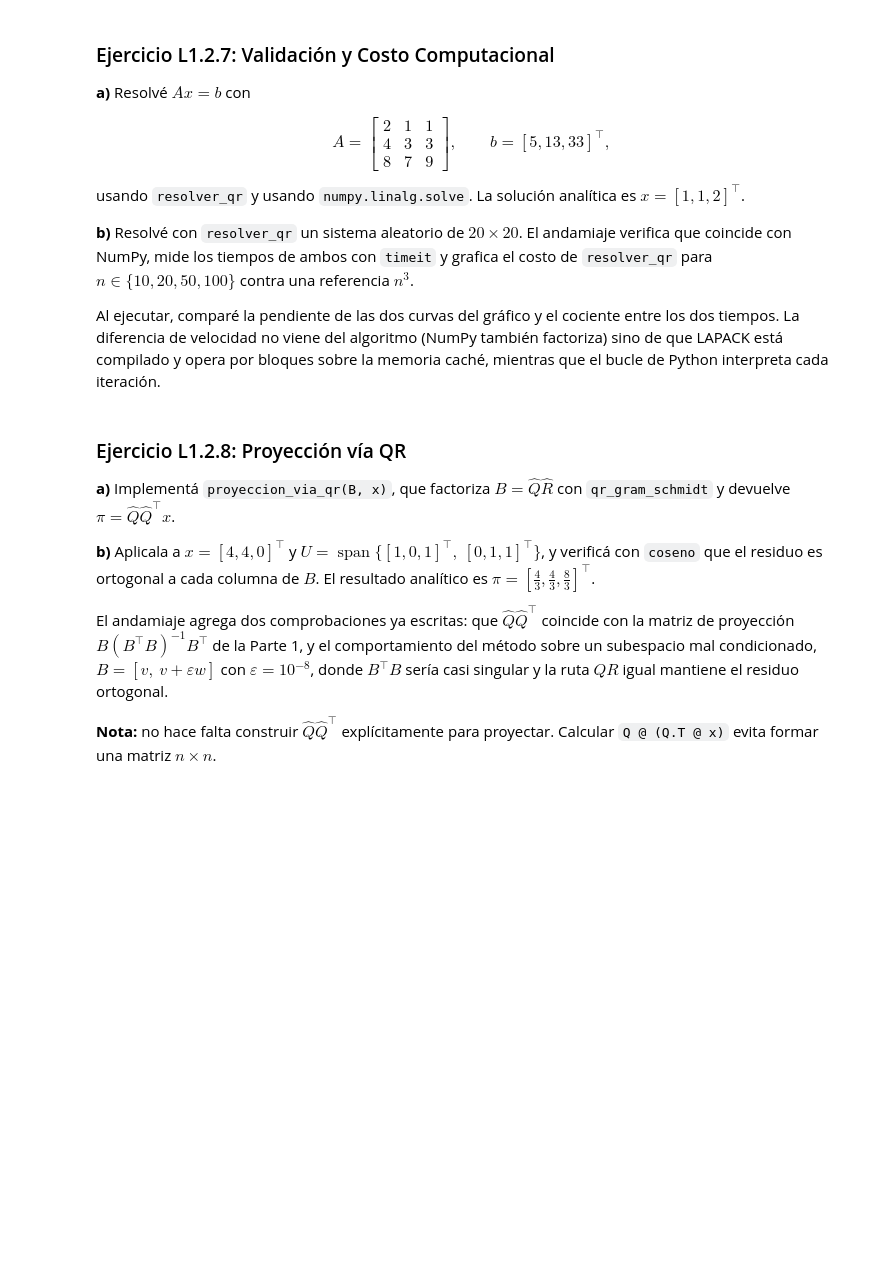
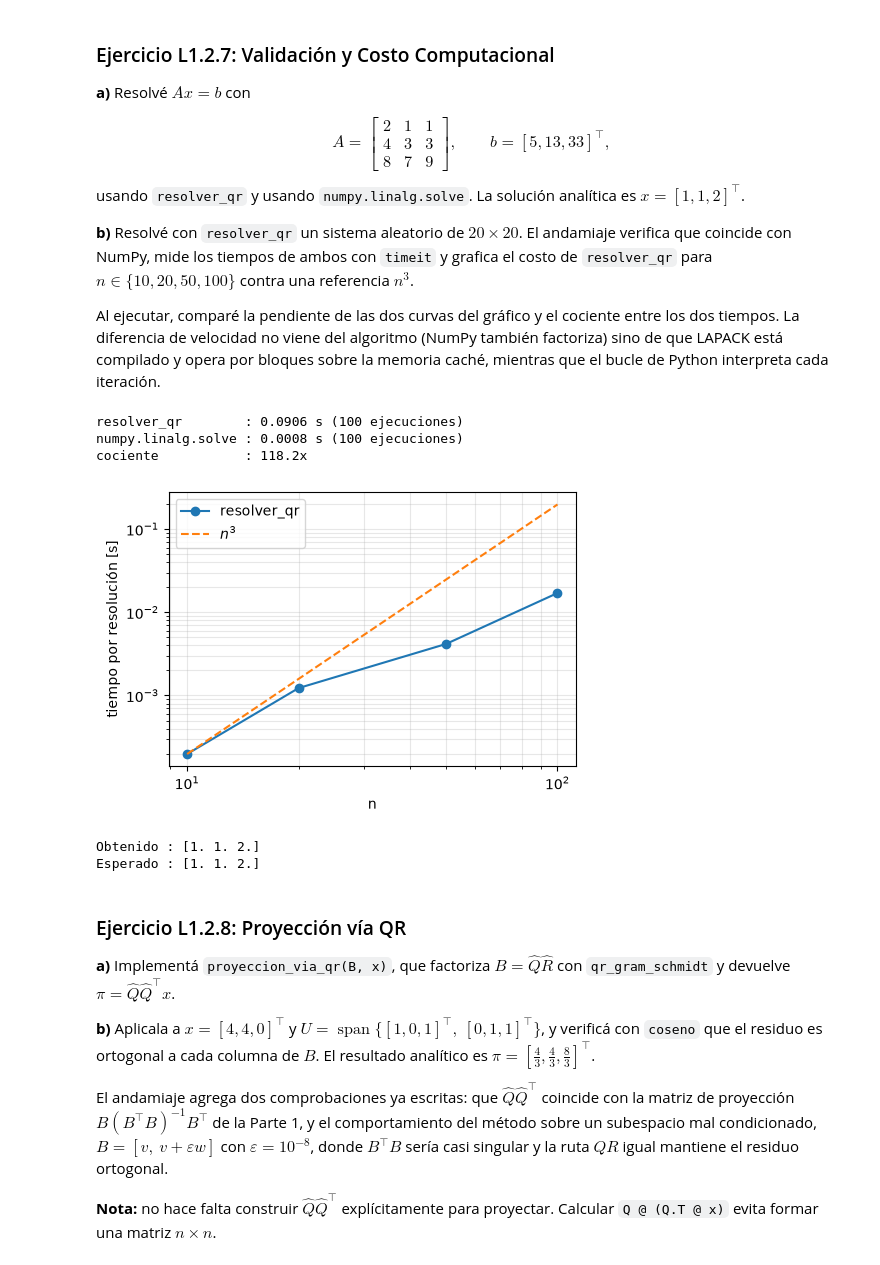
Before and after one commit to chihiroarias/Math-Machine-Learning, a Jupyter notebook: SEMESTRE2/lab_1_2.ipynb, the cells around one changed output. Drawn from its saved outputs; the diff is of its cells as text; code cells hidden in the pictures; blank space fills up the shorter version.

```diff
--- a/SEMESTRE2/lab_1_2.ipynb
+++ b/SEMESTRE2/lab_1_2.ipynb
@@ -204,15 +211,15 @@ def qr_gram_schmidt(A):
         v = A[:, j].astype(float).copy()
 
         for i in range(j):
-            R[i, j] = ...  # COMPLETAR: coeficiente q_i^T v
+            R[i, j] = np.dot(Q[:, i].T, v)  # COMPLETAR: coeficiente q_i^T v
             v = v - R[i, j] * Q[:, i]
 
-        R[j, j] = ...  # COMPLETAR: norma del vector ortogonalizado
+        R[j, j] = np.linalg.norm(v)  # COMPLETAR: norma del vector ortogonalizado
 
         if R[j, j] < 1e-10:
             raise ValueError(f"La columna {j} es linealmente dependiente de las anteriores")
 
-        Q[:, j] = ...  # COMPLETAR: normalizar v
+        Q[:, j] = v / R[j, j]  # COMPLETAR: normalizar v
 
     return Q, R
 
@@ -399,7 +446,7 @@ def sustitucion_atras(R, y):
     n = R.shape[0]
     x = np.zeros(n, dtype=float)
     for i in range(n - 1, -1, -1):
-        x[i] = ...  # COMPLETAR: despejar x[i] usando las componentes ya calculadas
+        x[i] = (y[i] - np.dot(R[i, i + 1:], x[i + 1:])) / R[i, i]  # COMPLETAR: despejar x[i] usando las componentes ya calculadas
     return x
 
 
@@ -414,9 +461,9 @@ def resolver_qr(A, b):
     Returns:
         x: solución del sistema (array 1D de largo n)
     """
-    Q, R = ...  # COMPLETAR: factorizar A
-    y = ...     # COMPLETAR: Q^T b
-    x = ...     # COMPLETAR: resolver R x = y
+    Q, R = qr_gram_schmidt(A)  # COMPLETAR: factorizar A
+    y = Q.T @ b                # COMPLETAR: Q^T b
+    x = sustitucion_atras(R, y)  # COMPLETAR: resolver R x = y
     return x
 
 
@@ -455,46 +505,53 @@ A_sis = np.array([[2.0, 1.0, 1.0],
                   [8.0, 7.0, 9.0]])
 b_sis = np.array([5.0, 13.0, 33.0])
 
-x_qr = ...  # COMPLETAR: resolver con resolver_qr
-x_np = ...  # COMPLETAR: resolver con numpy.linalg.solve
+x_qr = resolver_qr(A_sis, b_sis)  # COMPLETAR: resolver con resolver_qr
+x_np = np.linalg.solve(A_sis, b_sis)  # COMPLETAR: resolver con numpy.linalg.solve
 
 # b) Sistema aleatorio 20 x 20
 n = 20
 A_rand20 = np.random.randn(n, n)
 b_rand20 = np.random.randn(n)
 
-x_qr_rand = ...  # COMPLETAR: resolver A_rand20 x = b_rand20 con resolver_qr
+x_qr_rand = resolver_qr(A_rand20, b_rand20)  # COMPLETAR: resolver A_rand20 x = b_rand20 con resolver_qr
 x_np_rand = np.linalg.solve(A_rand20, b_rand20)
 
 t_qr = timeit.timeit(lambda: resolver_qr(A_rand20, b_rand20), number=100)
 t_np = timeit.timeit(lambda: np.linalg.solve(A_rand20, b_rand20), number=100)
 print(f"resolver_qr        : {t_qr:.4f} s (100 ejecuciones)")
 print(f"numpy.linalg.solve : {t_np:.4f} s (100 ejecuciones)")
 print(f"cociente           : {t_qr / t_np:.1f}x")
 
 tamanios = [10, 20, 50, 100]
 tiempos = []
 for k in tamanios:
     Ak = np.random.randn(k, k)
     bk = np.random.randn(k)
     tiempos.append(timeit.timeit(lambda: resolver_qr(Ak, bk), number=10) / 10)
 
 plt.figure(figsize=(5, 3.5))
 plt.loglog(tamanios, tiempos, "o-", label="resolver_qr")
 plt.loglog(tamanios, [tiempos[0] * (k / tamanios[0]) ** 3 for k in tamanios], "--", label="$n^3$")
 plt.xlabel("n"); plt.ylabel("tiempo por resolución [s]")
 plt.legend(); plt.grid(True, which="both", alpha=0.3); plt.tight_layout(); plt.show()
 
 # ── Verificación ─────────────────────────────────────────────────────────────
 esperado = np.array([1.0, 1.0, 2.0])
 
 assert np.allclose(x_qr, esperado), "La solución no coincide con la analítica"
 assert np.allclose(x_qr, x_np), "resolver_qr y numpy.linalg.solve deben coincidir"
 assert np.allclose(A_sis @ x_qr, b_sis), "La solución debe satisfacer A x = b"
 assert np.allclose(x_qr_rand, x_np_rand, atol=1e-8), "Ambos métodos deben coincidir"
 assert np.allclose(A_rand20 @ x_qr_rand, b_rand20, atol=1e-8), "La solución debe satisfacer A x = b"
 print("Obtenido :", x_qr)
 print("Esperado :", esperado)
+# %% [output]
+resolver_qr        : 0.0906 s (100 ejecuciones)
+numpy.linalg.solve : 0.0008 s (100 ejecuciones)
+cociente           : 118.2x
+[figure, added]
+Obtenido : [1. 1. 2.]
+Esperado : [1. 1. 2.]
 # %% [markdown]
 ### Ejercicio L1.2.8: Proyección vía QR
 
```
Also changed, not shown: parts of 8 cells of this notebook.
